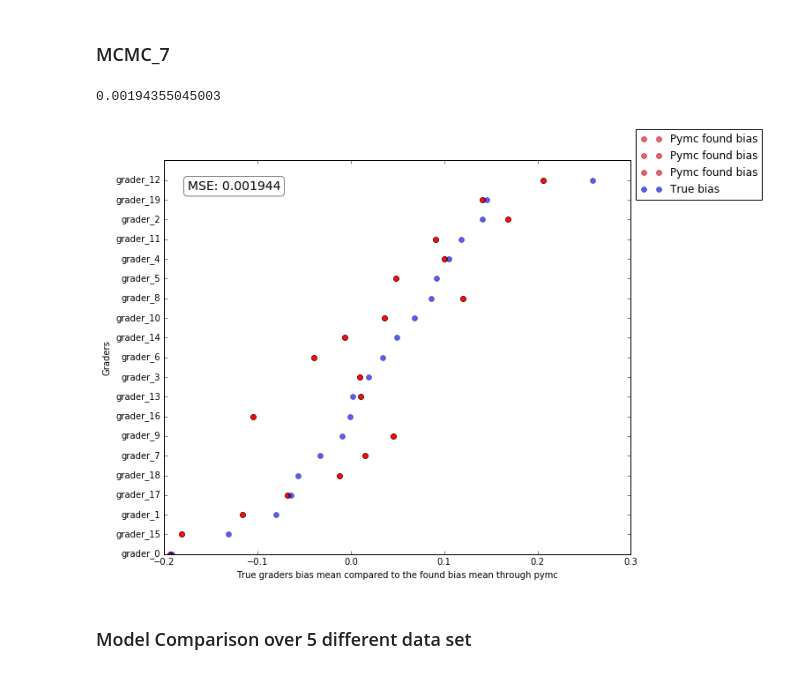
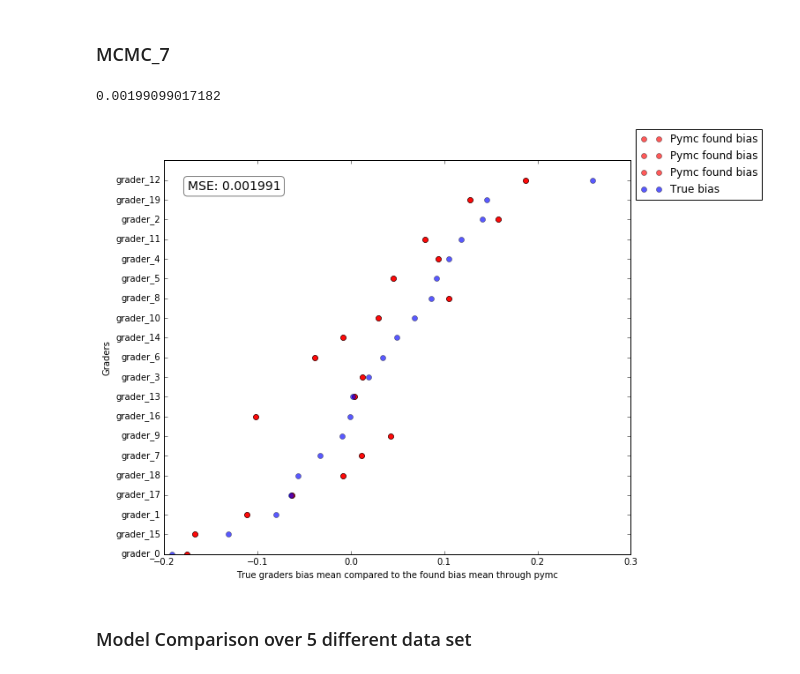
Before and after one commit to TomMalow/pymcmodels, a Jupyter notebook: Model iterations/Model Optimizing.ipynb, the cells around one changed output. Cells and saved outputs as stored; diff of their text form; code cells hidden in the pictures.

```diff
--- a/Model iterations/Model Optimizing.ipynb
+++ b/Model iterations/Model Optimizing.ipynb
@@ -502,3 +540,8 @@ values = assignment_data_true.handins.values()
 mcmc_7 = run_3_iteration(handin_model_7,values)
 # %% [output]
  [-----------------100%-----------------] 10000 of 10000 complete in 175.1 sec
+# %%
+values = assignment_data_true.handins.values()
+#values.extend(assignment_data_2.handins.values())
+#values.extend(assignment_data_3.handins.values())
+mcmc_ole = run_3_iteration(handin_model_Oles,values)
@@ -522,3 +567,16 @@ def plot_traces_bias(assignment,mcmc):
                          box.width*1.5, box.height*5])
 
         plt.show()
+# %%
+ax = plt.subplot(1,1,1)
+
+e = mcmc_ole[0].trace('error')[:]
+print np.mean(e)
+plt.plot(e,color="#348ABD",label="Bias mu")
+plt.title("error")
+plt.legend(loc='center left', bbox_to_anchor=(1, 0.5))
+box = ax.get_position()
+ax.set_position([box.x0, box.y0,
+                 box.width*1.5, box.height])
+
+plt.show()
@@ -740,10 +801,10 @@ compare_to_generated(assignment_data_true,mcmc_6,find_T)
 # %% [markdown]
 ### MCMC_7
 # %%
-compare_to_generated(assignment_data_true,[mcmc_7[0]]*3,find_bias,'mean')
+compare_to_generated(assignment_data_true,[mcmc_ole[0]]*3,find_bias,'mean')
 # %% [output]
-0.00194355045003
+0.00199099017182
-[figure, old version]
+[figure, new version]
 # %% [markdown]
 ### Model Comparison over 5 different data set
 # %% [markdown]
```
Also changed, not shown: parts of 5 cells of this notebook, 8 other files.
